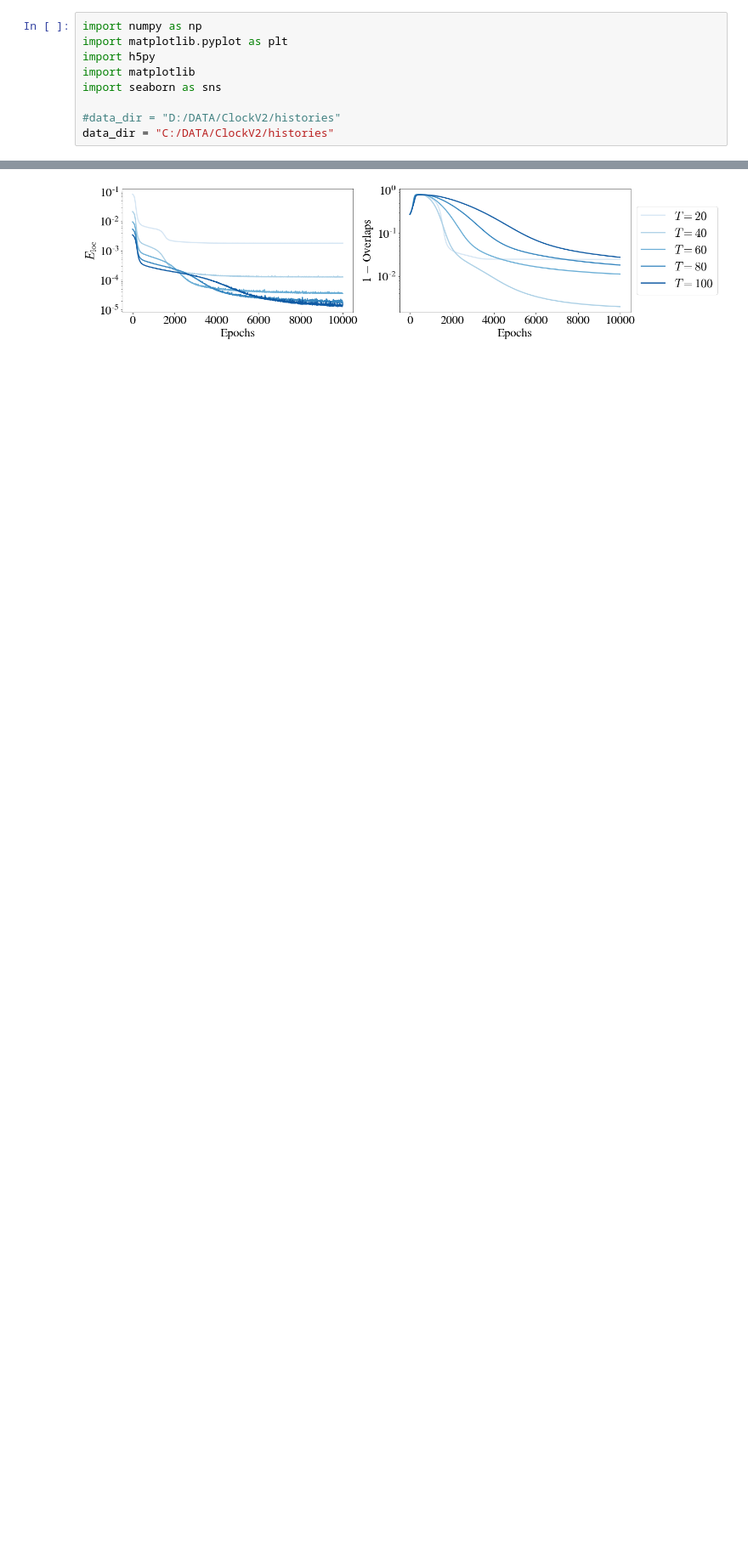
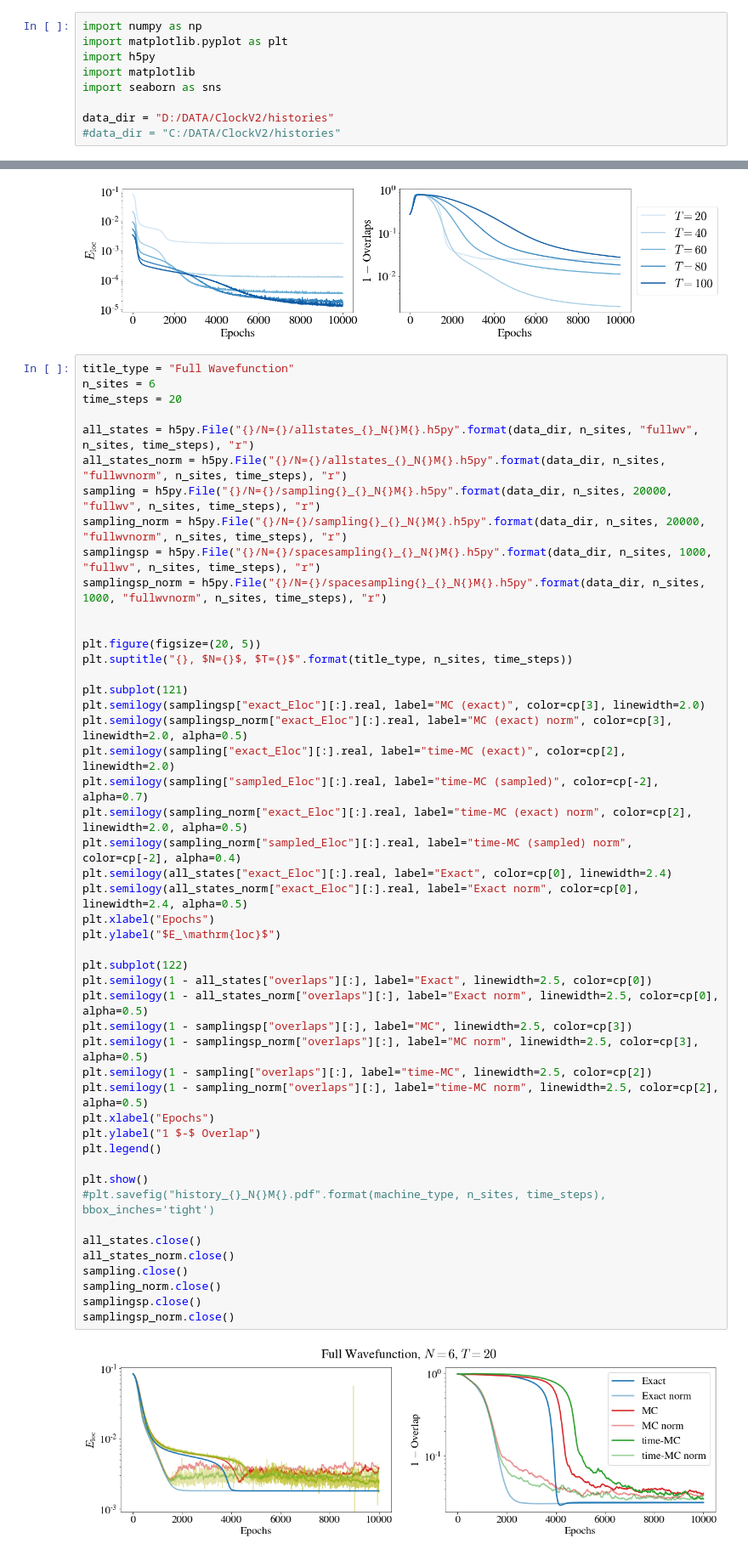
Before and after one commit to stavros11/Time-Evolution, a Jupyter notebook: plotter.ipynb, the cells around one changed output, grey strips where cells are left out. Shown at 85% size. Cells and saved outputs as stored; diff of their text form; blank space fills up the shorter version.

Commit message:
Add fullwvnorm plots

```diff
--- a/plotter.ipynb
+++ b/plotter.ipynb
@@ -5,8 +5,8 @@ import h5py
 import matplotlib
 import seaborn as sns
 
-#data_dir = "D:/DATA/ClockV2/histories"
-data_dir = "C:/DATA/ClockV2/histories"
+data_dir = "D:/DATA/ClockV2/histories"
+#data_dir = "C:/DATA/ClockV2/histories"
 # %%
 matplotlib.rcParams['mathtext.fontset'] = 'cm'
 matplotlib.rcParams['font.family'] = 'STIXGeneral'
@@ -433,3 +399,53 @@ for x in mps:
     x.close()
 # %% [output]
 [figure]
+# %%
+title_type = "Full Wavefunction"
+n_sites = 6
+time_steps = 20
+
+all_states = h5py.File("{}/N={}/allstates_{}_N{}M{}.h5py".format(data_dir, n_sites, "fullwv", n_sites, time_steps), "r")
+all_states_norm = h5py.File("{}/N={}/allstates_{}_N{}M{}.h5py".format(data_dir, n_sites, "fullwvnorm", n_sites, time_steps), "r")
+sampling = h5py.File("{}/N={}/sampling{}_{}_N{}M{}.h5py".format(data_dir, n_sites, 20000, "fullwv", n_sites, time_steps), "r")
+sampling_norm = h5py.File("{}/N={}/sampling{}_{}_N{}M{}.h5py".format(data_dir, n_sites, 20000, "fullwvnorm", n_sites, time_steps), "r")
+samplingsp = h5py.File("{}/N={}/spacesampling{}_{}_N{}M{}.h5py".format(data_dir, n_sites, 1000, "fullwv", n_sites, time_steps), "r")
+samplingsp_norm = h5py.File("{}/N={}/spacesampling{}_{}_N{}M{}.h5py".format(data_dir, n_sites, 1000, "fullwvnorm", n_sites, time_steps), "r")
+
+
+plt.figure(figsize=(20, 5))
+plt.suptitle("{}, $N={}$, $T={}$".format(title_type, n_sites, time_steps))
+
+plt.subplot(121)
+plt.semilogy(samplingsp["exact_Eloc"][:].real, label="MC (exact)", color=cp[3], linewidth=2.0)
+plt.semilogy(samplingsp_norm["exact_Eloc"][:].real, label="MC (exact) norm", color=cp[3], linewidth=2.0, alpha=0.5)
+plt.semilogy(sampling["exact_Eloc"][:].real, label="time-MC (exact)", color=cp[2], linewidth=2.0)
+plt.semilogy(sampling["sampled_Eloc"][:].real, label="time-MC (sampled)", color=cp[-2], alpha=0.7)
+plt.semilogy(sampling_norm["exact_Eloc"][:].real, label="time-MC (exact) norm", color=cp[2], linewidth=2.0, alpha=0.5)
+plt.semilogy(sampling_norm["sampled_Eloc"][:].real, label="time-MC (sampled) norm", color=cp[-2], alpha=0.4)
+plt.semilogy(all_states["exact_Eloc"][:].real, label="Exact", color=cp[0], linewidth=2.4)
+plt.semilogy(all_states_norm["exact_Eloc"][:].real, label="Exact norm", color=cp[0], linewidth=2.4, alpha=0.5)
+plt.xlabel("Epochs")
+plt.ylabel("$E_\mathrm{loc}$")
+
+plt.subplot(122)
+plt.semilogy(1 - all_states["overlaps"][:], label="Exact", linewidth=2.5, color=cp[0])
+plt.semilogy(1 - all_states_norm["overlaps"][:], label="Exact norm", linewidth=2.5, color=cp[0], alpha=0.5)
+plt.semilogy(1 - samplingsp["overlaps"][:], label="MC", linewidth=2.5, color=cp[3])
+plt.semilogy(1 - samplingsp_norm["overlaps"][:], label="MC norm", linewidth=2.5, color=cp[3], alpha=0.5)
+plt.semilogy(1 - sampling["overlaps"][:], label="time-MC", linewidth=2.5, color=cp[2])
+plt.semilogy(1 - sampling_norm["overlaps"][:], label="time-MC norm", linewidth=2.5, color=cp[2], alpha=0.5)
+plt.xlabel("Epochs")
+plt.ylabel("1 $-$ Overlap")
+plt.legend()
+
+plt.show()
+#plt.savefig("history_{}_N{}M{}.pdf".format(machine_type, n_sites, time_steps), bbox_inches='tight')
+
+all_states.close()
+all_states_norm.close()
+sampling.close()
+sampling_norm.close()
+samplingsp.close()
+samplingsp_norm.close()
+# %% [output]
+[figure, added]
```
Also changed, not shown: parts of 1 cell of this notebook.
